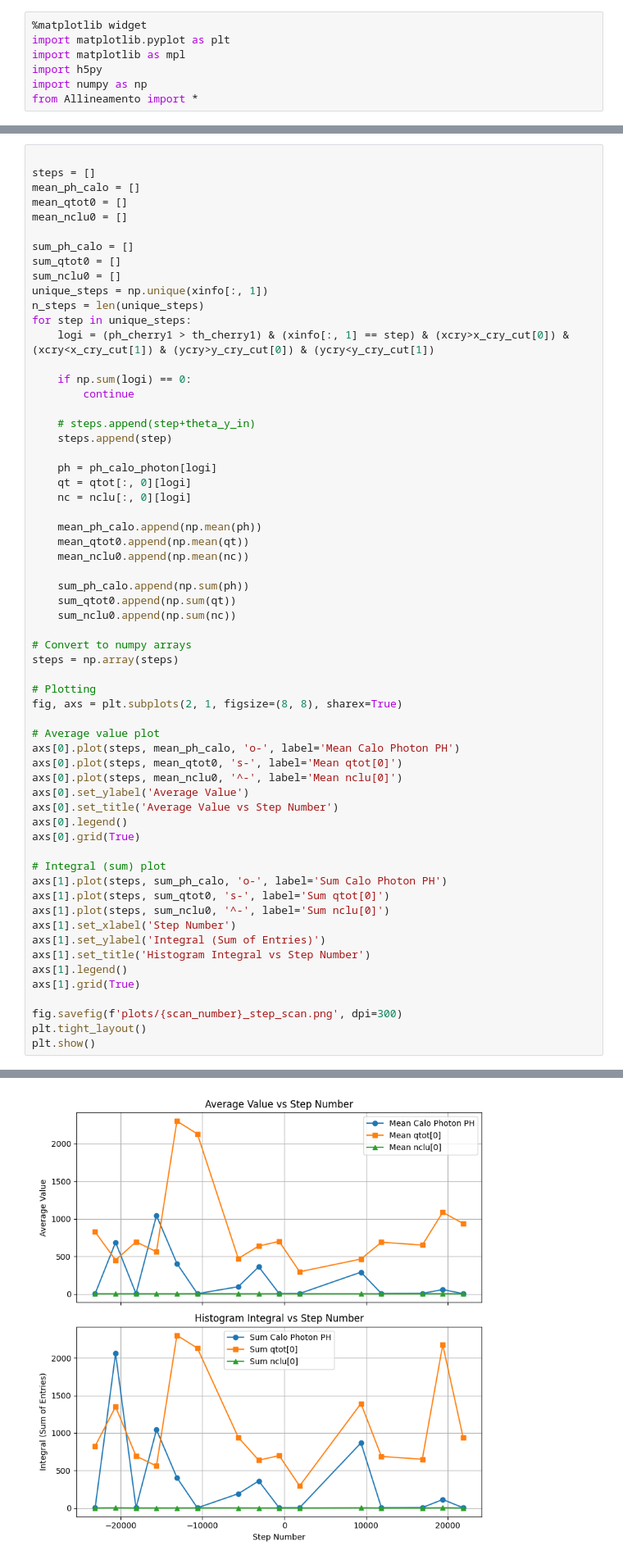
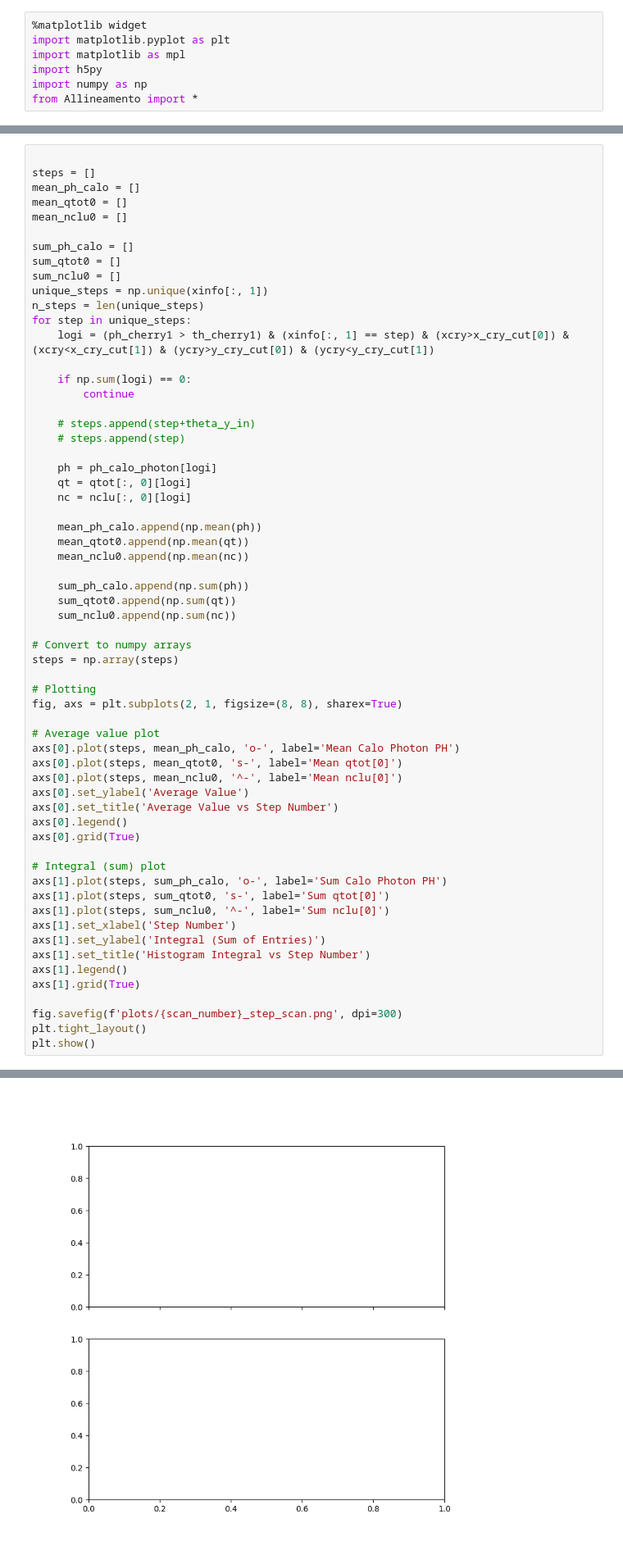
Before and after one commit to Ncanale/eplusBOOST_2025_T9, a Jupyter notebook: compare_epBOOST.ipynb, the cells around one changed output, grey strips where cells are left out. Shown at 82% size. Drawn from its saved outputs; the diff is of its cells as text.

```diff
--- a/compare_epBOOST.ipynb
+++ b/compare_epBOOST.ipynb
@@ -286,7 +295,7 @@ for step in unique_steps:
         continue
 
     # steps.append(step+theta_y_in)
-    steps.append(step)
+    # steps.append(step)
 
     ph = ph_calo_photon[logi]
     qt = qtot[:, 0][logi]
@@ -332 +342 @@ plt.show()
-[figure, old version]
+[figure, new version]
```
Also changed, not shown: parts of 6 cells of this notebook, 1 other file.
